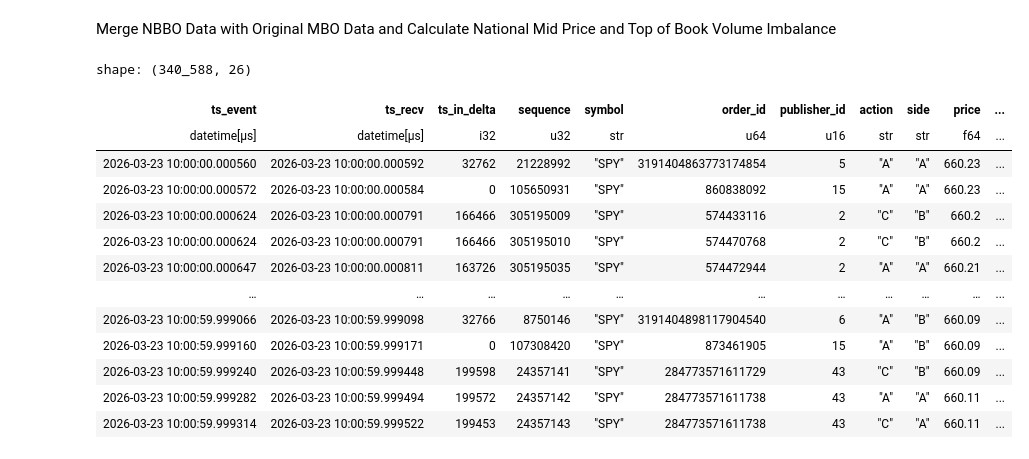
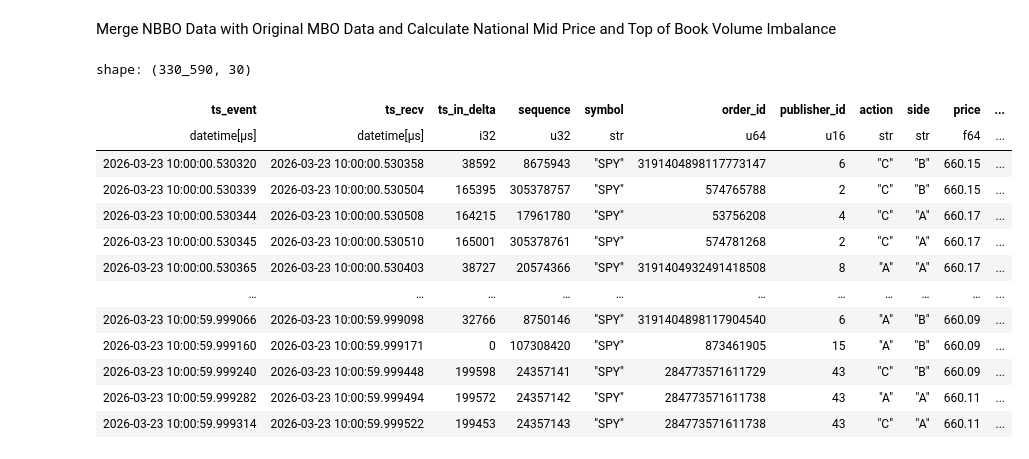
Before and after one commit to AaronGao2027/limit_order_book_project, a Jupyter notebook: order_book_imbalance_good_copy.ipynb, the cells around one changed output. Cells and saved outputs as stored; diff of their text form; code cells hidden in the pictures.

```diff
--- a/order_book_imbalance_good_copy.ipynb
+++ b/order_book_imbalance_good_copy.ipynb
@@ -317,44 +317,47 @@ merged_df = market_by_order_data_df.join(
         pl.col('publisher_id'),
         pl.col('sequence'),
         pl.col('national_best_bid_price'),
         pl.col('national_best_bid_size'),
     ),
     on=['order_id', 'publisher_id', 'sequence'],
     how='left'
 ).join(
     national_best_ask_df.select(
         pl.col('order_id'),
         pl.col('publisher_id'),
         pl.col('sequence'),
         pl.col('national_best_ask_price'),
         pl.col('national_best_ask_size')
     ),
     on=['order_id', 'publisher_id', 'sequence'],
     how='left'
 ).with_columns(
     national_mid_price=(pl.col('national_best_bid_price')+pl.col('national_best_ask_price'))/2,
-    volume_imbalance=(pl.col('national_best_bid_size')-pl.col('national_best_ask_size'))/(pl.col('national_best_bid_size')+pl.col('national_best_ask_size'))
+    volume_imbalance=(pl.col('national_best_bid_size')-pl.col('national_best_ask_size'))/(pl.col('national_best_bid_size')+pl.col('national_best_ask_size')),
+    spread=pl.col('national_best_ask_price')-pl.col('national_best_bid_price')
 ).with_columns(
     national_mid_price_lag_1=pl.col('national_mid_price').shift(1),
-    volume_imbalance_lag_1=pl.col('volume_imbalance').shift(1)
+    national_mid_price_lag_5=pl.col('national_mid_price').shift(5),
+    volume_imbalance_lag_1=pl.col('volume_imbalance').shift(1),
+    spread_lag_5=pl.col('spread').shift(5)
 ).with_columns(
     national_mid_price_change_1=pl.col('national_mid_price')-pl.col('national_mid_price_lag_1'),
+    national_mid_price_change_5=pl.col('national_mid_price')-pl.col('national_mid_price_lag_5'),
     volume_imbalance_change_1=pl.col('volume_imbalance')-pl.col('volume_imbalance_lag_1')
-).filter(
-    ~pl.col('national_mid_price_change_1').is_null(),
-    pl.col('national_mid_price_lag_1') < 4e8
+).slice(
+    10000 # drop the first 10,000 rows of the merged dataframe because it takes some time before the correct national bid and ask prices are determined starting from an empty limit order book without a historical snapshot
 )
 
 merged_df
 # %% [output]
-shape: (340_588, 26)
+shape: (330_590, 30)
 | ts_event | ts_recv | ts_in_delta | sequence | symbol | order_id | publisher_id | action | side | price | ... |
 | datetime[μs] | datetime[μs] | i32 | u32 | str | u64 | u16 | str | str | f64 | ... |
-| 2026-03-23 10:00:00.000560 | 2026-03-23 10:00:00.000592 | 32762 | 21228992 | "SPY" | 3191404863773174854 | 5 | "A" | "A" | 660.23 | ... |
-| 2026-03-23 10:00:00.000572 | 2026-03-23 10:00:00.000584 | 0 | 105650931 | "SPY" | 860838092 | 15 | "A" | "A" | 660.23 | ... |
-| 2026-03-23 10:00:00.000624 | 2026-03-23 10:00:00.000791 | 166466 | 305195009 | "SPY" | 574433116 | 2 | "C" | "B" | 660.2 | ... |
-| 2026-03-23 10:00:00.000624 | 2026-03-23 10:00:00.000791 | 166466 | 305195010 | "SPY" | 574470768 | 2 | "C" | "B" | 660.2 | ... |
-| 2026-03-23 10:00:00.000647 | 2026-03-23 10:00:00.000811 | 163726 | 305195035 | "SPY" | 574472944 | 2 | "A" | "A" | 660.21 | ... |
+| 2026-03-23 10:00:00.530320 | 2026-03-23 10:00:00.530358 | 38592 | 8675943 | "SPY" | 3191404898117773147 | 6 | "C" | "B" | 660.15 | ... |
+| 2026-03-23 10:00:00.530339 | 2026-03-23 10:00:00.530504 | 165395 | 305378757 | "SPY" | 574765788 | 2 | "C" | "B" | 660.15 | ... |
+| 2026-03-23 10:00:00.530344 | 2026-03-23 10:00:00.530508 | 164215 | 17961780 | "SPY" | 53756208 | 4 | "C" | "A" | 660.17 | ... |
+| 2026-03-23 10:00:00.530345 | 2026-03-23 10:00:00.530510 | 165001 | 305378761 | "SPY" | 574781268 | 2 | "C" | "A" | 660.17 | ... |
+| 2026-03-23 10:00:00.530365 | 2026-03-23 10:00:00.530403 | 38727 | 20574366 | "SPY" | 3191404932491418508 | 8 | "A" | "A" | 660.17 | ... |
 | … | … | … | … | … | … | … | … | … | … | ... |
 | 2026-03-23 10:00:59.999066 | 2026-03-23 10:00:59.999098 | 32766 | 8750146 | "SPY" | 3191404898117904540 | 6 | "A" | "B" | 660.09 | ... |
 | 2026-03-23 10:00:59.999160 | 2026-03-23 10:00:59.999171 | 0 | 107308420 | "SPY" | 873461905 | 15 | "A" | "B" | 660.09 | ... |
```
Also changed, not shown: parts of 10 cells of this notebook.
